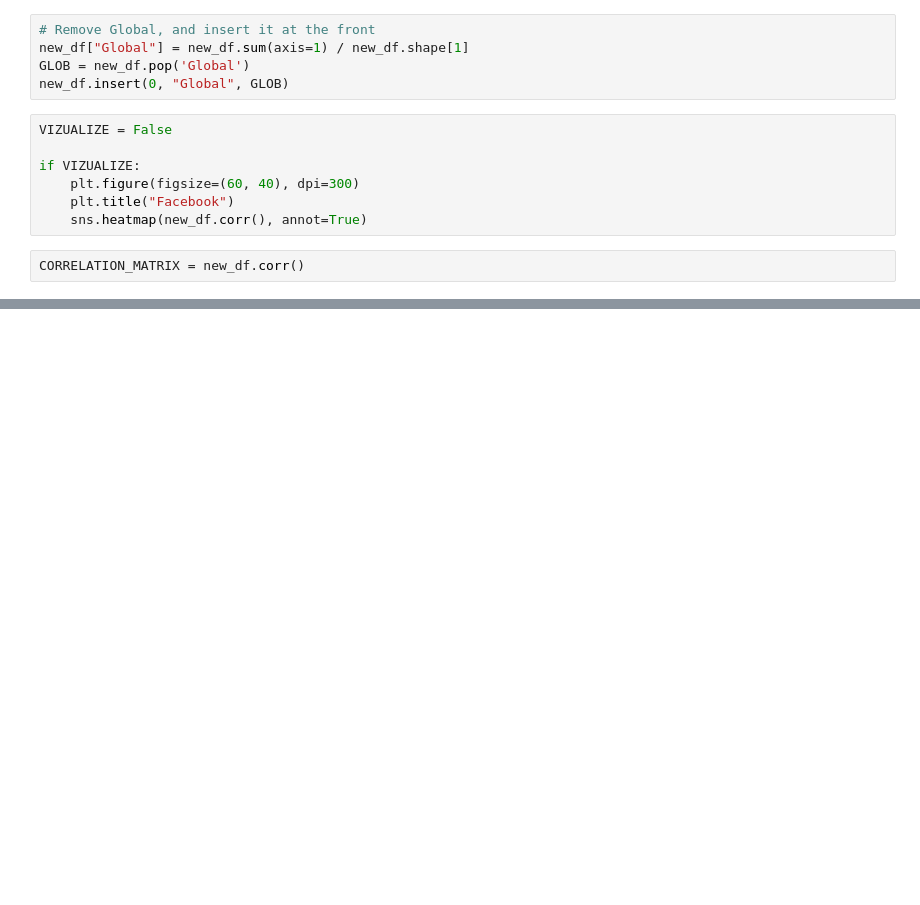
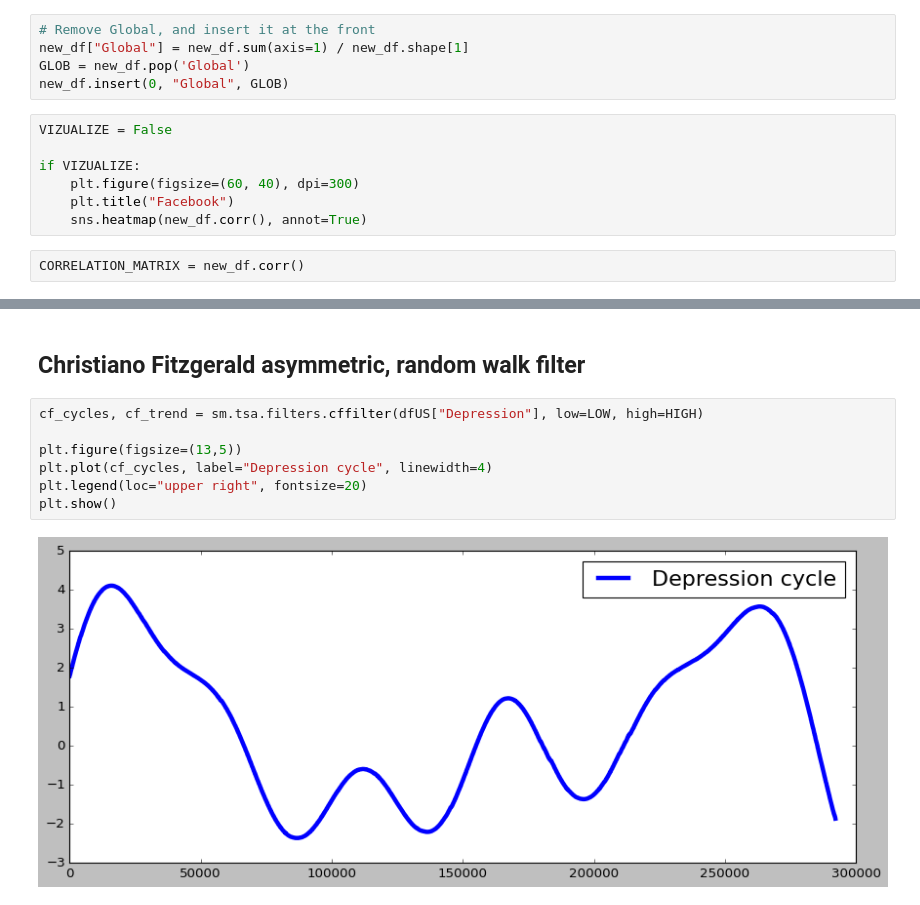
Before and after one commit to andreasoie/bigdata, a Jupyter notebook: corr_matrix.ipynb, the cells around one changed output, grey strips where cells are left out. Drawn from its saved outputs; the diff is of its cells as text; blank space fills up the shorter version.

```diff
--- a/corr_matrix.ipynb
+++ b/corr_matrix.ipynb
@@ -38,0 +89,11 @@ CORRELATION_MATRIX = new_df.corr()
+# %% [markdown]
+## Christiano Fitzgerald asymmetric, random walk filter
+# %%
+cf_cycles, cf_trend = sm.tsa.filters.cffilter(dfUS["Depression"], low=LOW, high=HIGH)
+
+plt.figure(figsize=(13,5))
+plt.plot(cf_cycles, label="Depression cycle", linewidth=4)
+plt.legend(loc="upper right", fontsize=20)
+plt.show()
+# %% [output]
+[figure, added]
```
Also changed, not shown: parts of 12 cells of this notebook.
